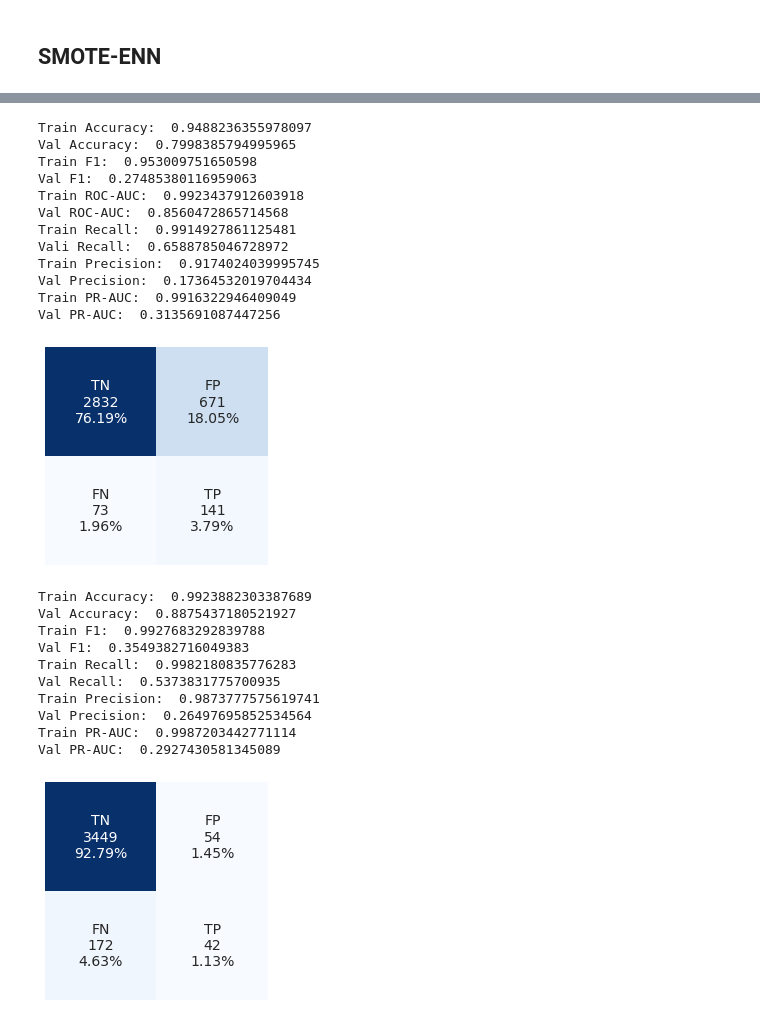
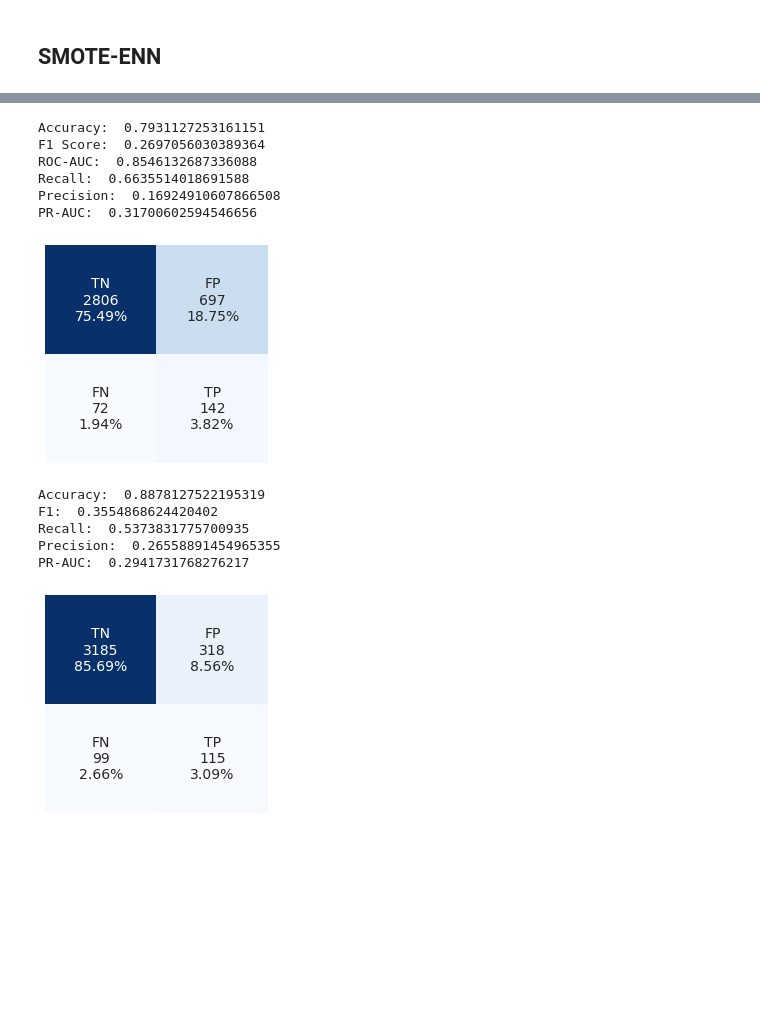
Before and after one commit to datascisteven/Automated-Hate-Tweet-Detection, a Jupyter notebook: notebooks/modeling.ipynb, the cells around one changed output, grey strips where cells are left out. Drawn from its saved outputs; the diff is of its cells as text; code cells hidden in the pictures; blank space fills up the shorter version.

```diff
--- a/notebooks/modeling.ipynb
+++ b/notebooks/modeling.ipynb
@@ -668,42 +548,29 @@ Val PR-AUC:  0.31776593899270716
 # %%
 log4 = LogisticRegression().fit(X_tr_sme, y_tr_sme)
-y_pr_log4_tr = nb4.predict(X_tr_sme)
 y_pr_log4_val = nb4.predict(tfidf_val)
-get_metrics(X_tr_sme, y_tr_sme, tfidf_val, y_val, y_pr_log4_tr, y_pr_log4_val, log4)
+get_metrics_confusion(tfidf_val, y_val, y_pr_log4_val, log4)
 # %% [output]
-Train Accuracy:  0.9488236355978097
-Val Accuracy:  0.7998385794995965
-Train F1:  0.953009751650598
-Val F1:  0.27485380116959063
-Train ROC-AUC:  0.9923437912603918
-Val ROC-AUC:  0.8560472865714568
-Train Recall:  0.9914927861125481
-Vali Recall:  0.6588785046728972
-Train Precision:  0.9174024039995745
-Val Precision:  0.17364532019704434
-Train PR-AUC:  0.9916322946409049
-Val PR-AUC:  0.3135691087447256
+Accuracy:  0.7931127253161151
+F1 Score:  0.2697056030389364
+ROC-AUC:  0.8546132687336088
+Recall:  0.6635514018691588
+Precision:  0.16924910607866508
+PR-AUC:  0.31700602594546656
-[figure, old version]
+[figure, new version]
 # %%
 svc4 = svm.LinearSVC(random_state=42).fit(X_tr_sme, y_tr_sme)
-y_pr_svc4_tr = svc4.predict(X_tr_sme)
 y_pr_svc4_val = svc4.predict(tfidf_val)
-get_metriks_2(X_tr_sme, y_tr_sme, tfidf_val, y_val, y_pr_svc4_tr, y_pr_svc4_val, svc4)
+get_metrics_2(tfidf_val, y_val, y_pr_svc4_val, svc4)
 # %% [output]
-Train Accuracy:  0.9923882303387689
-Val Accuracy:  0.8875437180521927
-Train F1:  0.9927683292839788
-Val F1:  0.3549382716049383
-Train Recall:  0.9982180835776283
-Val Recall:  0.5373831775700935
-Train Precision:  0.9873777575619741
-Val Precision:  0.26497695852534564
-Train PR-AUC:  0.9987203442771114
-Val PR-AUC:  0.2927430581345089
+Accuracy:  0.8878127522195319
+F1:  0.3554868624420402
+Recall:  0.5373831775700935
+Precision:  0.26558891454965355
+PR-AUC:  0.2941731768276217
 # %%
-get_confusion(y_val, y_pr_svc_val)
+get_confusion(y_val, y_pr_svc4_val)
 # %% [output]
-[figure, old version]
+[figure, new version]
 # %%
 abc4 = AdaBoostClassifier(
     DecisionTreeClassifier(max_depth=1),
```
Also changed, not shown: parts of 36 cells of this notebook, 12 other files.
